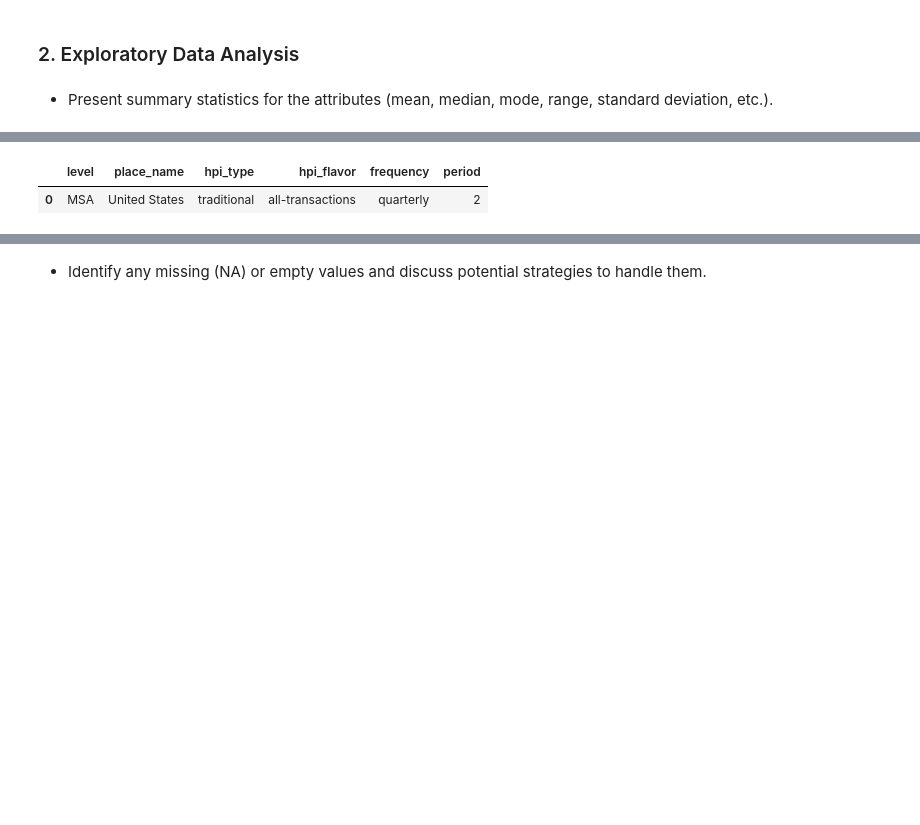
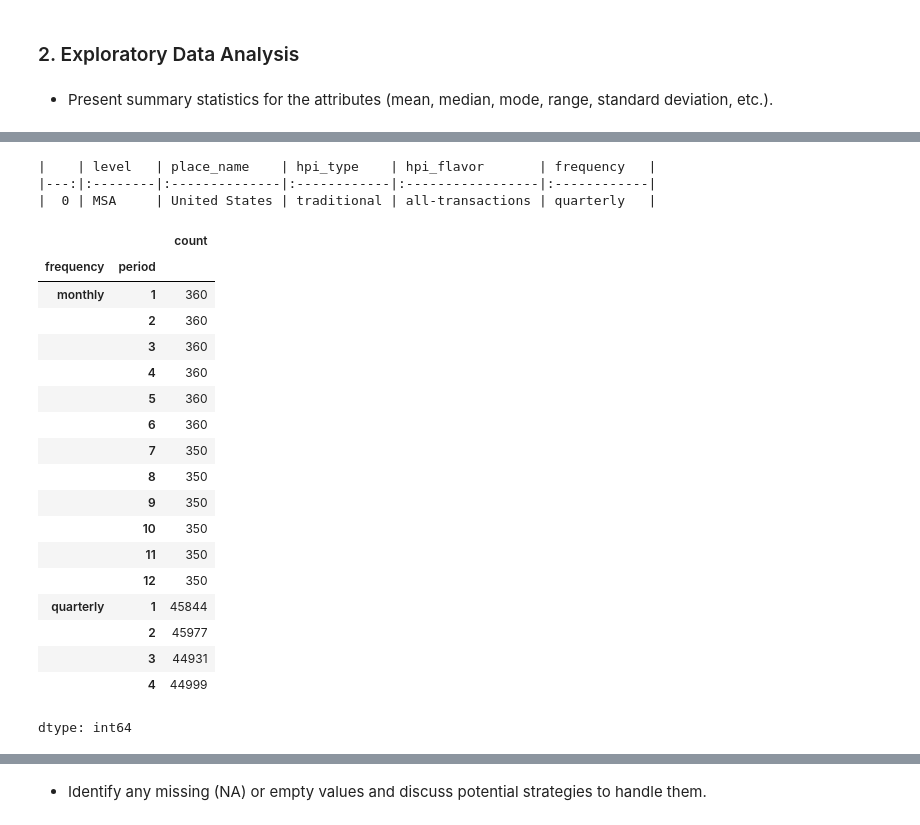
Before and after one commit to abbynam/ds201_capstone1, a Jupyter notebook: Capstone1.ipynb, the cells around one changed output, grey strips where cells are left out. Drawn from its saved outputs; the diff is of its cells as text; code cells hidden in the pictures; blank space fills up the shorter version.

```diff
--- a/Capstone1.ipynb
+++ b/Capstone1.ipynb
@@ -71,8 +74,36 @@ hpi.describe()
 # %%
 # most frequently occurring levels for each categorical attribute
-categories = ['level', 'place_name', 'hpi_type', 'hpi_flavor', 'frequency', 'period']
+categories = ['level', 'place_name', 'hpi_type', 'hpi_flavor', 'frequency']
 
-hpi[categories].mode()
+mode = hpi[categories].mode()
-# %% [output]
-|  | level | place_name | hpi_type | hpi_flavor | frequency | period |
-| 0 | MSA | United States | traditional | all-transactions | quarterly | 2 |
+# %%
+print(mode.to_markdown())
+# %% [output]
+|    | level   | place_name    | hpi_type    | hpi_flavor       | frequency   |
+|---:|:--------|:--------------|:------------|:-----------------|:------------|
+|  0 | MSA     | United States | traditional | all-transactions | quarterly   |
+# %%
+# frequency table for period
+
+period_counts = hpi.groupby('frequency')['period'].value_counts().sort_index()
+period_counts
+# %% [output]
+|  |  | count |
+| frequency | period |  |
+| monthly | 1 | 360 |
+|  | 2 | 360 |
+|  | 3 | 360 |
+|  | 4 | 360 |
+|  | 5 | 360 |
+|  | 6 | 360 |
+|  | 7 | 350 |
+|  | 8 | 350 |
+|  | 9 | 350 |
+|  | 10 | 350 |
+|  | 11 | 350 |
+|  | 12 | 350 |
+| quarterly | 1 | 45844 |
+|  | 2 | 45977 |
+|  | 3 | 44931 |
+|  | 4 | 44999 |
+dtype: int64
```
Also changed, not shown: parts of 12 cells of this notebook.
